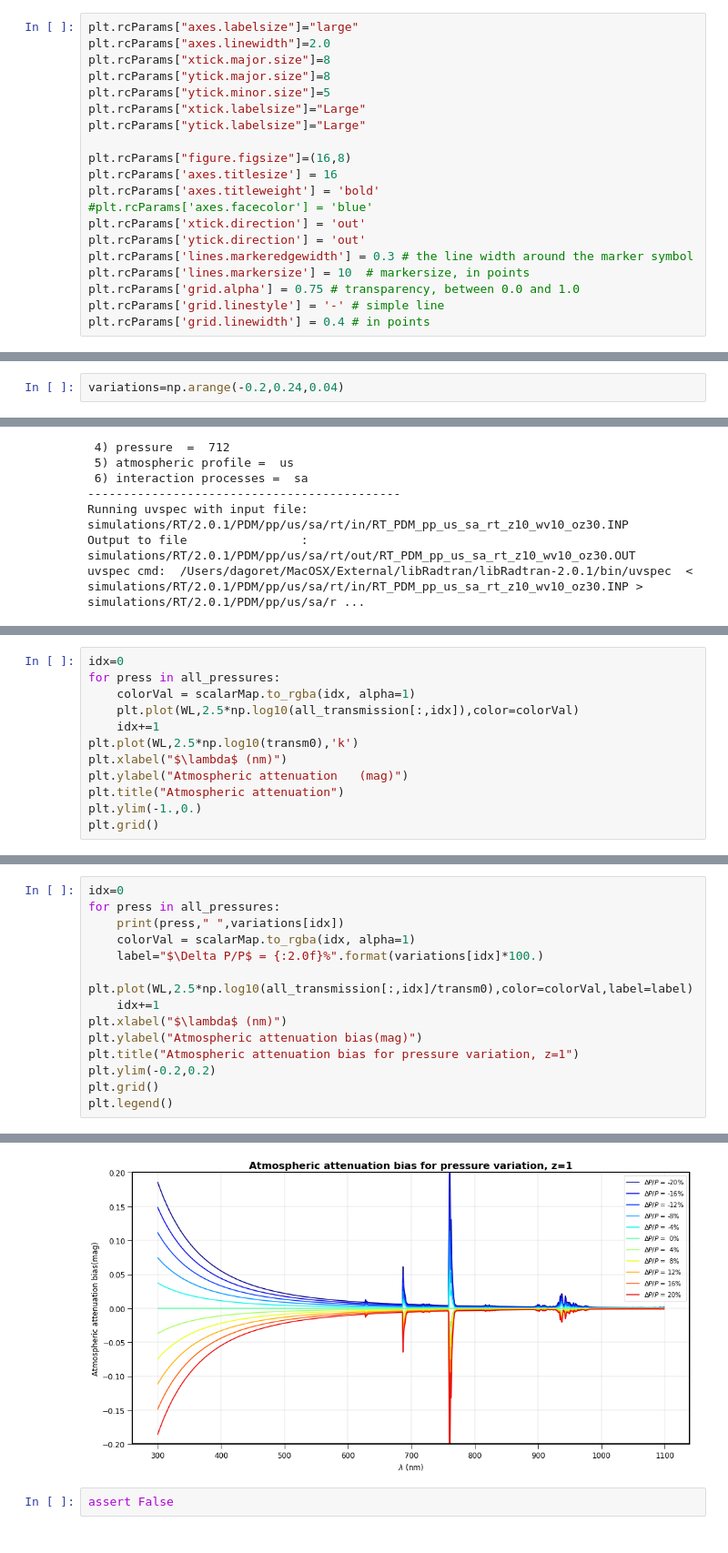
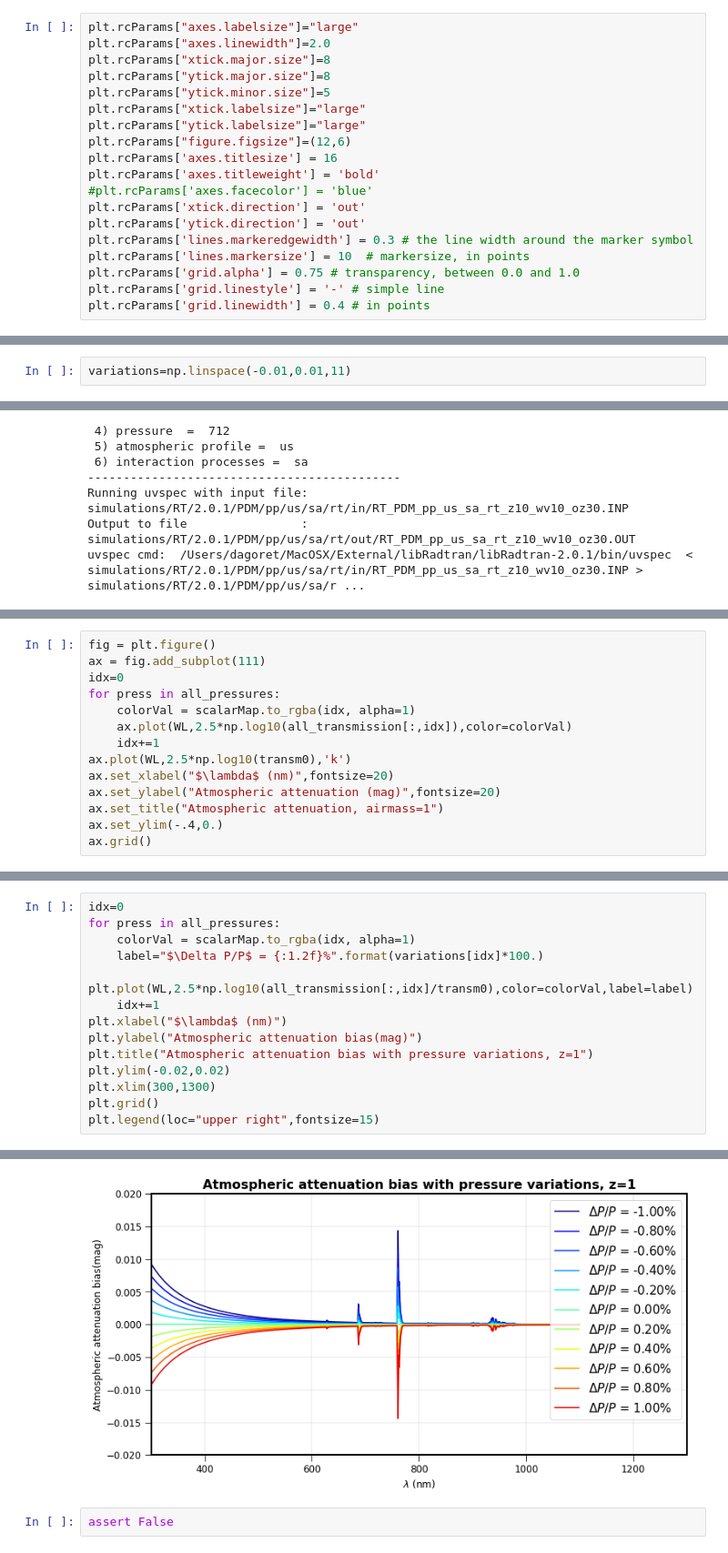
Before and after one commit to sylvielsstfr/SpectractorAnaAtm19, a Jupyter notebook: libradtran/SimuRT_pressure_py3.ipynb, the cells around one changed output, grey strips where cells are left out. Shown at 91% size. Saved outputs shown, nothing was run; the diff lists cells and outputs as text.

```diff
--- a/libradtran/SimuRT_pressure_py3.ipynb
+++ b/libradtran/SimuRT_pressure_py3.ipynb
@@ -28,10 +31,9 @@ plt.rcParams["axes.linewidth"]=2.0
 plt.rcParams["xtick.major.size"]=8
 plt.rcParams["ytick.major.size"]=8
 plt.rcParams["ytick.minor.size"]=5
-plt.rcParams["xtick.labelsize"]="Large"
-plt.rcParams["ytick.labelsize"]="Large"
-
-plt.rcParams["figure.figsize"]=(16,8)
+plt.rcParams["xtick.labelsize"]="large"
+plt.rcParams["ytick.labelsize"]="large"
+plt.rcParams["figure.figsize"]=(12,6)
 plt.rcParams['axes.titlesize'] = 16
 plt.rcParams['axes.titleweight'] = 'bold'
 #plt.rcParams['axes.facecolor'] = 'blue'
@@ -70,4 +70,4 @@ ozone=300.
 # %% [markdown]
 ## Pressure
 # %%
-variations=np.arange(-0.2,0.24,0.04)
+variations=np.linspace(-0.01,0.01,11)
@@ -131,15 +136,17 @@ Running uvspec with input file:  simulations/RT/2.0.1/PDM/pp/us/sa/rt/in/RT_PDM_
 Output to file                :  simulations/RT/2.0.1/PDM/pp/us/sa/rt/out/RT_PDM_pp_us_sa_rt_z10_wv10_oz30.OUT
 uvspec cmd:  /Users/dagoret/MacOSX/External/libRadtran/libRadtran-2.0.1/bin/uvspec  < simulations/RT/2.0.1/PDM/pp/us/sa/rt/in/RT_PDM_pp_us_sa_rt_z10_wv10_oz30.INP > simulations/RT/2.0.1/PDM/pp/us/sa/r ...
 # %%
+fig = plt.figure()
+ax = fig.add_subplot(111)
 idx=0
 for press in all_pressures:
     colorVal = scalarMap.to_rgba(idx, alpha=1)
-    plt.plot(WL,2.5*np.log10(all_transmission[:,idx]),color=colorVal)
+    ax.plot(WL,2.5*np.log10(all_transmission[:,idx]),color=colorVal)
     idx+=1
-plt.plot(WL,2.5*np.log10(transm0),'k')
-plt.xlabel("$\lambda$ (nm)")
-plt.ylabel("Atmospheric attenuation   (mag)")
-plt.title("Atmospheric attenuation")
-plt.ylim(-1.,0.)
-plt.grid()
+ax.plot(WL,2.5*np.log10(transm0),'k')
+ax.set_xlabel("$\lambda$ (nm)",fontsize=20)
+ax.set_ylabel("Atmospheric attenuation (mag)",fontsize=20)
+ax.set_title("Atmospheric attenuation, airmass=1")
+ax.set_ylim(-.4,0.)
+ax.grid()
 # %% [output]
@@ -147,15 +154,15 @@ plt.grid()
 # %%
 idx=0
 for press in all_pressures:
-    print(press," ",variations[idx])
     colorVal = scalarMap.to_rgba(idx, alpha=1)
-    label="$\Delta P/P$ = {:2.0f}%".format(variations[idx]*100.)
+    label="$\Delta P/P$ = {:1.2f}%".format(variations[idx]*100.)
     plt.plot(WL,2.5*np.log10(all_transmission[:,idx]/transm0),color=colorVal,label=label)
     idx+=1
 plt.xlabel("$\lambda$ (nm)")
 plt.ylabel("Atmospheric attenuation bias(mag)")
-plt.title("Atmospheric attenuation bias for pressure variation, z=1")
-plt.ylim(-0.2,0.2)
+plt.title("Atmospheric attenuation bias with pressure variations, z=1")
+plt.ylim(-0.02,0.02)
+plt.xlim(300,1300)
 plt.grid()
-plt.legend()
+plt.legend(loc="upper right",fontsize=15)
 # %% [output]
@@ -174,4 +170,4 @@ plt.legend()
-[figure, old version]
+[figure, new version]
 # %%
 assert False
 # %% [output]
```
Also changed, not shown: parts of 6 cells of this notebook, 1 other file.
